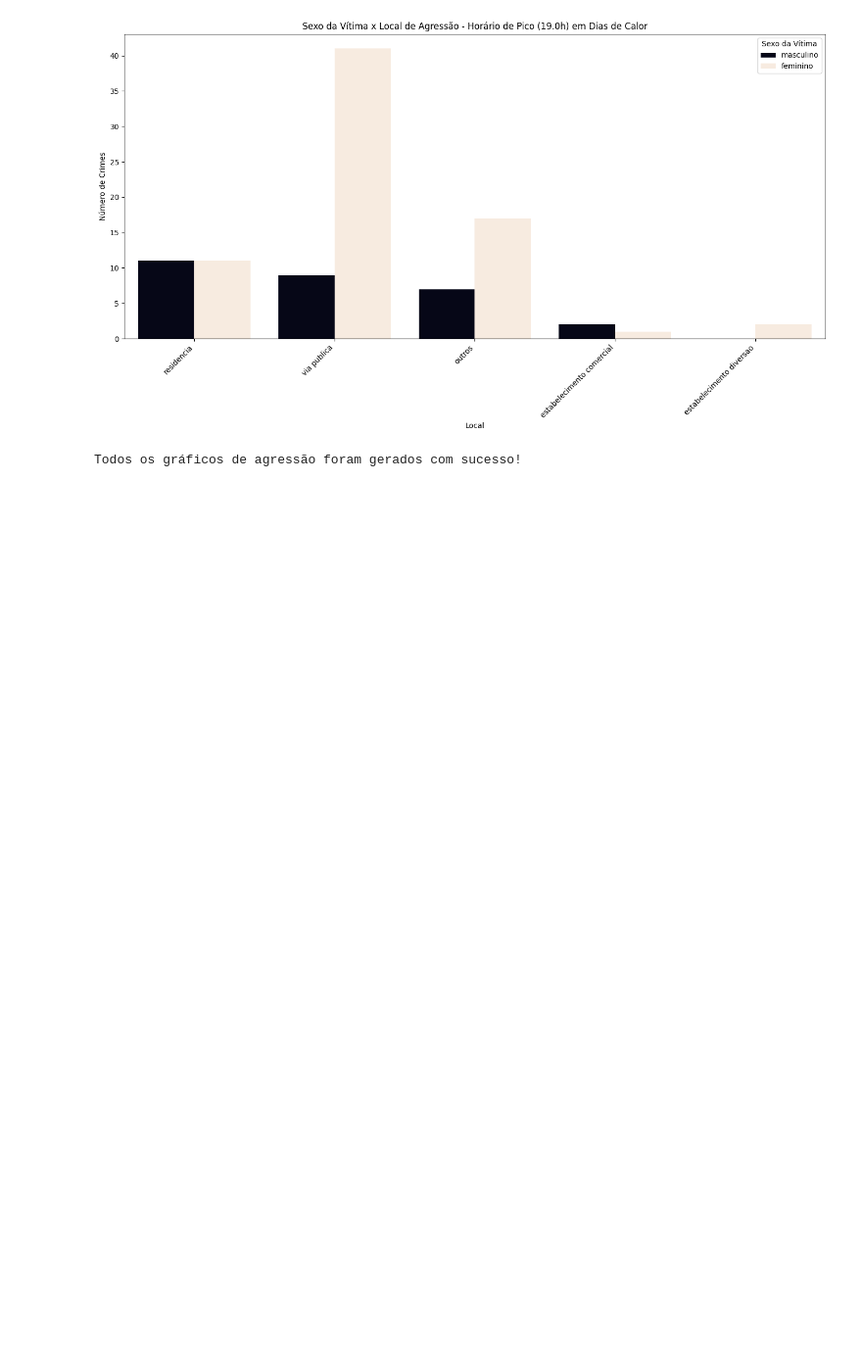
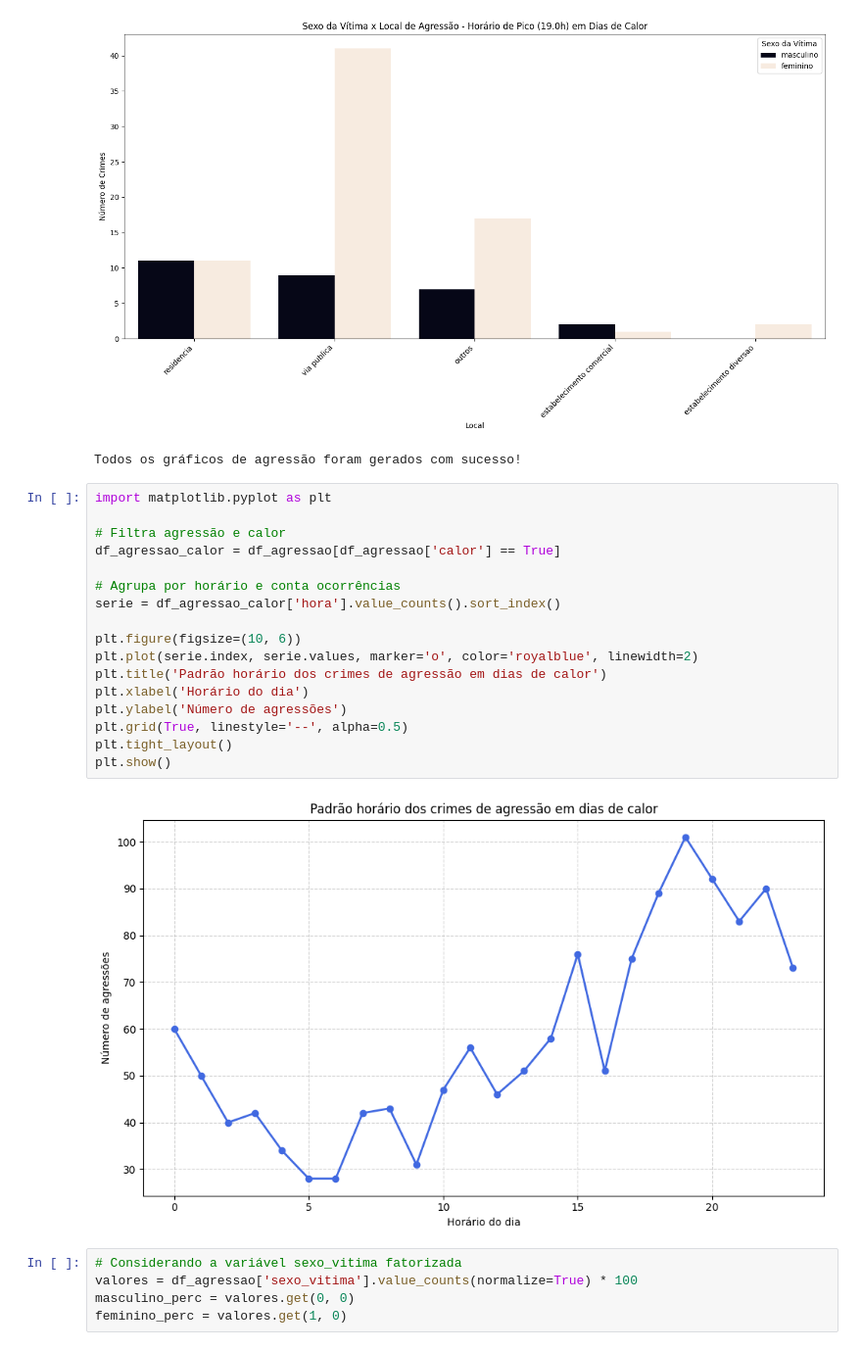
Before and after one commit to eduardosichelero/dados-criminalidade-meteorologia, a Jupyter notebook: main.ipynb, the cells around one changed output. Shown at 98% size. Saved outputs shown, nothing was run; the diff lists cells and outputs as text; blank space fills up the shorter version.

```diff
--- a/main.ipynb
+++ b/main.ipynb
@@ -686,3 +698,27 @@ Passing `palette` without assigning `hue` is deprecated and will be removed in v
 Horário de pico nos dias de calor: 19.0h
 [figure]
 Todos os gráficos de agressão foram gerados com sucesso!
+# %%
+import matplotlib.pyplot as plt
+
+# Filtra agressão e calor
+df_agressao_calor = df_agressao[df_agressao['calor'] == True]
+
+# Agrupa por horário e conta ocorrências
+serie = df_agressao_calor['hora'].value_counts().sort_index()
+
+plt.figure(figsize=(10, 6))
+plt.plot(serie.index, serie.values, marker='o', color='royalblue', linewidth=2)
+plt.title('Padrão horário dos crimes de agressão em dias de calor')
+plt.xlabel('Horário do dia')
+plt.ylabel('Número de agressões')
+plt.grid(True, linestyle='--', alpha=0.5)
+plt.tight_layout()
+plt.show()
+# %% [output]
+[figure, added]
+# %%
+# Considerando a variável sexo_vitima fatorizada
+valores = df_agressao['sexo_vitima'].value_counts(normalize=True) * 100
+masculino_perc = valores.get(0, 0)
+feminino_perc = valores.get(1, 0)
```
Also changed, not shown: parts of 5 cells of this notebook, 2 other files.
